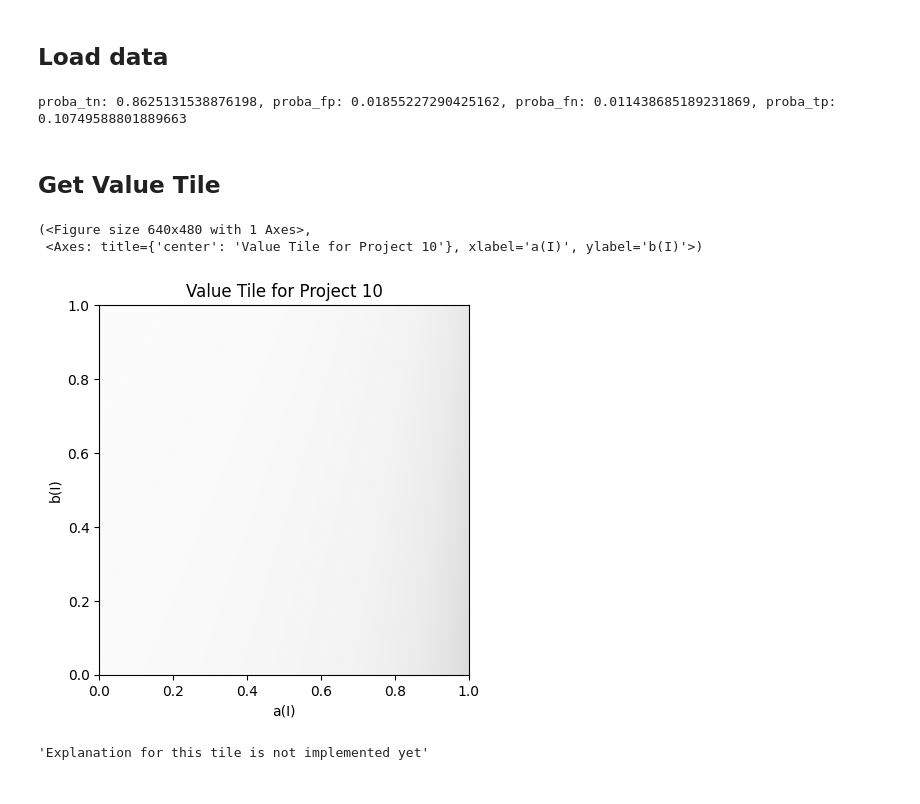
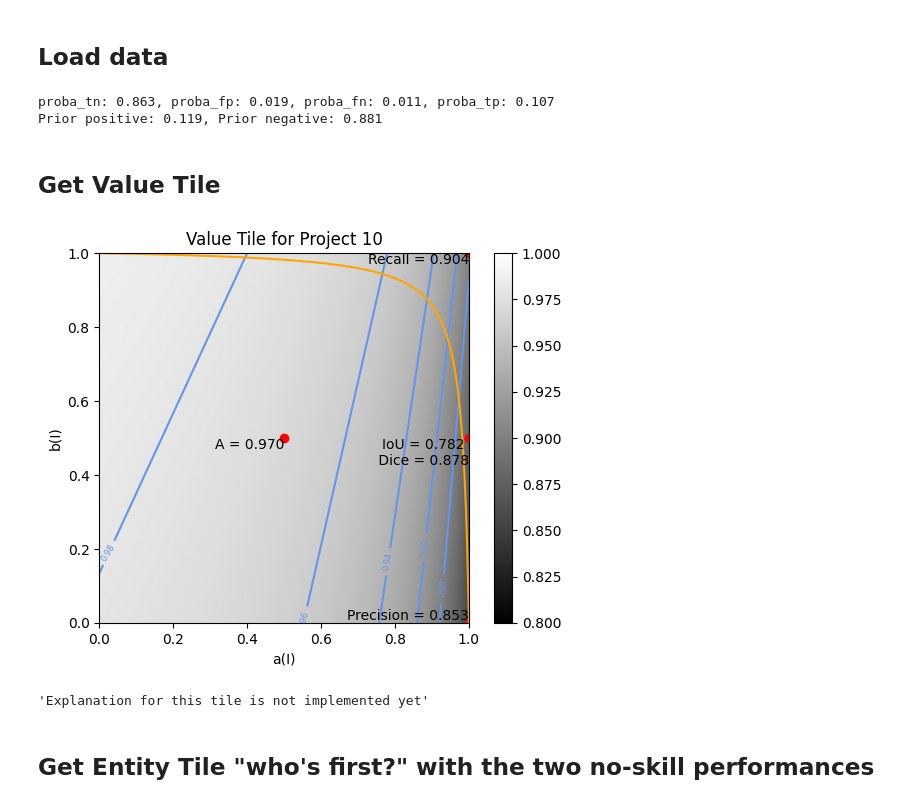
Before and after one commit to uliege-performance/sorbetto, a Jupyter notebook: examples/TSW_project10.ipynb, the cells around one changed output. Drawn from its saved outputs; the diff is of its cells as text; code cells hidden in the pictures.

Commit message:
[ADD] create example for project 10

```diff
--- a/examples/TSW_project10.ipynb
+++ b/examples/TSW_project10.ipynb
@@ -17,12 +16,16 @@ proba_tn = entity_project10["proba_tn"]
 proba_fp = entity_project10["proba_fp"]
 proba_fn = entity_project10["proba_fn"]
 proba_tp = entity_project10["proba_tp"]
+print(
+    f"proba_tn: {proba_tn:.3f}, proba_fp: {proba_fp:.3f}, proba_fn: {proba_fn:.3f}, proba_tp: {proba_tp:.3f}"
+)
 
-print(
-    f"proba_tn: {proba_tn}, proba_fp: {proba_fp}, proba_fn: {proba_fn}, proba_tp: {proba_tp}"
-)
+prior_pos = proba_tp + proba_fn
+prior_neg = proba_tn + proba_fp
+print(f"Prior positive: {prior_pos:.3f}, Prior negative: {prior_neg:.3f}")
 # %% [output]
-proba_tn: 0.8625131538876198, proba_fp: 0.01855227290425162, proba_fn: 0.011438685189231869, proba_tp: 0.10749588801889663
+proba_tn: 0.863, proba_fp: 0.019, proba_fn: 0.011, proba_tp: 0.107
+Prior positive: 0.119, Prior negative: 0.881
 # %% [markdown]
 ## Get Value Tile
 # %%
@@ -45,14 +44,64 @@ project10_value_tile = ValueTile(
+# %%
+# Create the performance, flavor, and tile objects
+project10_performance = TwoClassClassificationPerformance(
+    ptn=proba_tn, pfp=proba_fp, pfn=proba_fn, ptp=proba_tp
+)
+project10_value_flavor = ValueFlavor(performance=project10_performance)
+project10_value_tile = ValueTile(
+    name="Value Tile for Project 10",
+    parameterization=ParameterizationDefault(),
+    flavor=project10_value_flavor,
+)
 # %%
-project10_value_tile.draw()
+project10_value_tile.clearAnnotations()
 
-# TODO: Add annotations with scores for IoU, accuracy, precision, recall
-# TODO: Add colorbar
-# TODO: Compute prefered scores
+# Add annotations
+accuracy_score = RankingScore.getAccuracy()
+accuracy_value = accuracy_score(project10_performance)
+accuracy_point_annotation = AnnotationText(
+    location=accuracy_score, label=f"A = {accuracy_value:.3f}", color="red"
+)
+project10_value_tile.appendAnnotation(accuracy_point_annotation)
+
+IoU_score = RankingScore.getIntersectionOverUnion()
+IoU_value = IoU_score(project10_performance)
+dice_score = RankingScore.getDiceSorensenCoefficient()
+dice_value = dice_score(project10_performance)
+IoU_point_annotation = AnnotationText(
+    location=IoU_score,
+    label=f"IoU = {IoU_value:.3f} \n Dice = {dice_value:.3f}",
+    color="red",
+)
+project10_value_tile.appendAnnotation(IoU_point_annotation)
+
+precision_score = RankingScore.getPrecision()
+precision_value = precision_score(project10_performance)
+precision_point_annotation = AnnotationText(
+    location=precision_score, label=f"Precision = {precision_value:.3f}", color="red"
+)
+project10_value_tile.appendAnnotation(precision_point_annotation)
+
+recall_score = RankingScore.getRecall()
+recall_value = recall_score(project10_performance)
+recall_point_annotation = AnnotationText(
+    location=RankingScore.getRecall(), label=f"Recall = {recall_value:.3f}", color="red"
+)
+project10_value_tile.appendAnnotation(recall_point_annotation)
+
+isolines_annotation = AnnotationIsovalueCurves(levels=[0.9, 0.92, 0.94, 0.96, 0.98])
+project10_value_tile.appendAnnotation(isolines_annotation)
+
+prior_annotation = AnnotationCurveFixedClassPriors(priorPos=prior_pos, c="orange")
+project10_value_tile.appendAnnotation(prior_annotation)
+
+# Draw the Value Tile
+fig, ax = project10_value_tile.draw()
+ax.images[-1].set_clim(0.8, 1)
 # %% [output]
-(<Figure size 640x480 with 1 Axes>,
- <Axes: title={'center': 'Value Tile for Project 10'}, xlabel='a(I)', ylabel='b(I)'>)
-[figure, old version]
+[figure, new version]
 # %%
 project10_value_tile.getExplanation()
 # %% [output]
 'Explanation for this tile is not implemented yet'
+# %% [markdown]
+## Get Entity Tile "who's first?" with the two no-skill performances
```
Also changed, not shown: parts of 8 cells of this notebook.
